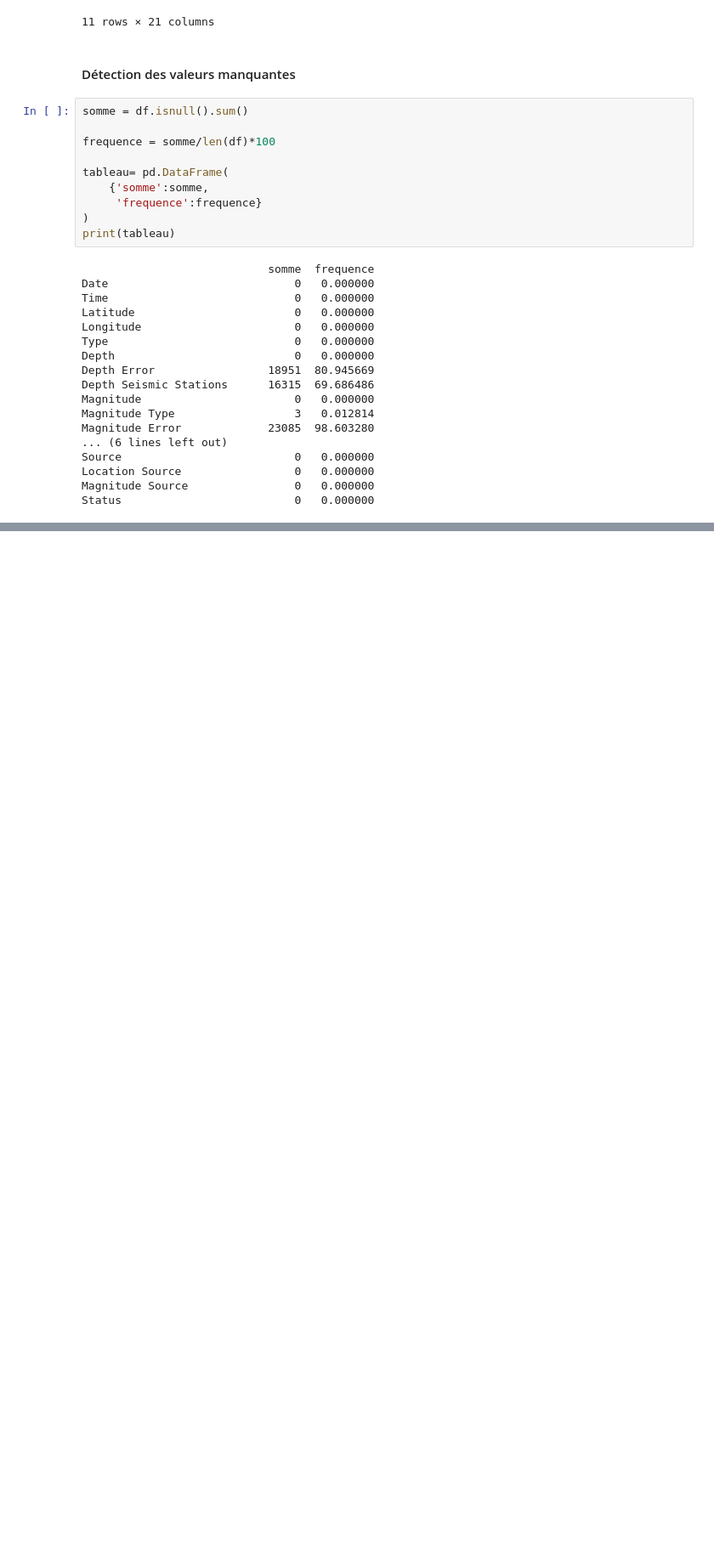
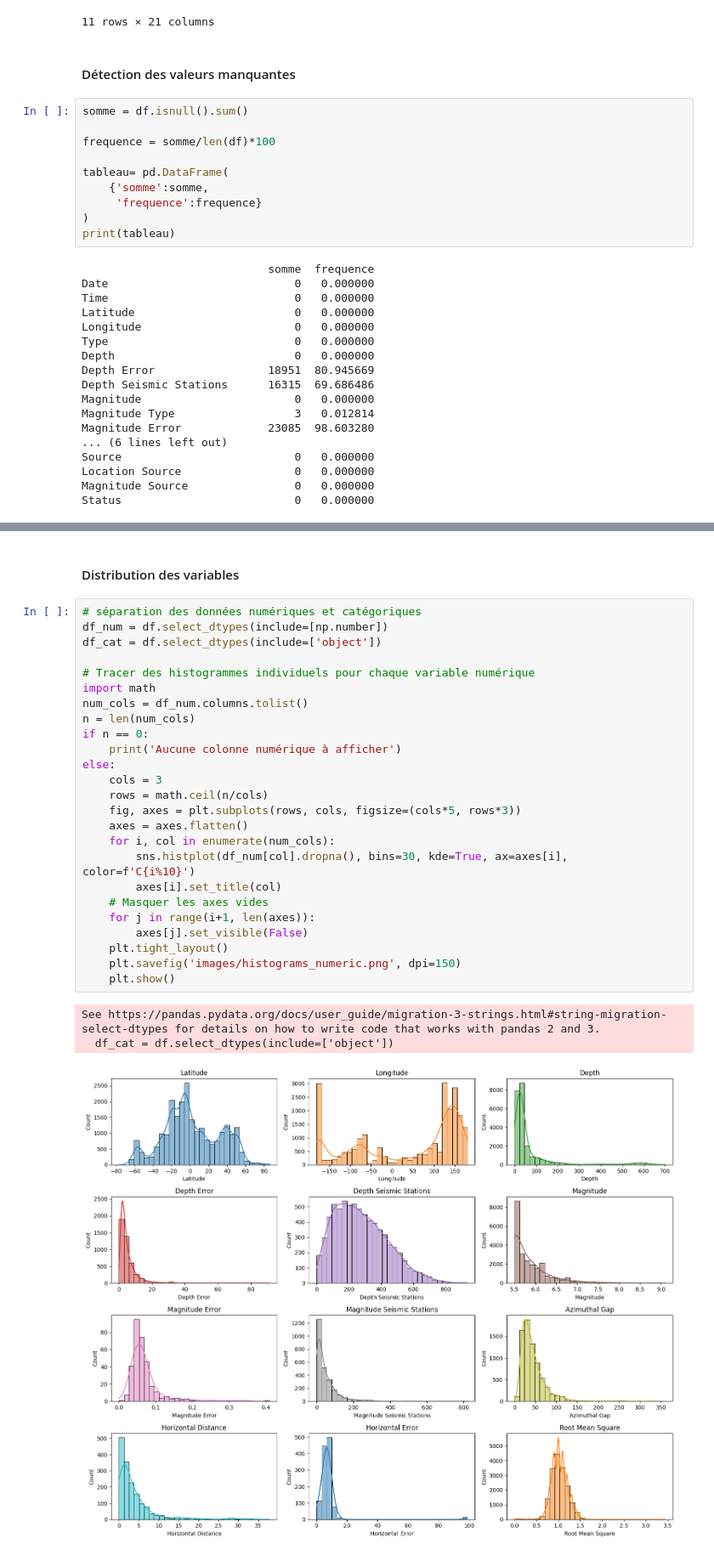
Before and after one commit to Larissa574/Global-Earthquake-Analysis, a Jupyter notebook: global_earthquake_analysis.ipynb, the cells around one changed output, grey strips where cells are left out. Shown at 85% size. Drawn from its saved outputs; the diff is of its cells as text; blank space fills up the shorter version.

Commit message:
Notebook: improve numeric histograms and add top countries plot

```diff
--- a/global_earthquake_analysis.ipynb
+++ b/global_earthquake_analysis.ipynb
@@ -97 +97,32 @@ msno.bar(df)
 [figure]
+# %% [markdown]
+#### Distribution des variables
+# %%
+# séparation des données numériques et catégoriques
+df_num = df.select_dtypes(include=[np.number])
+df_cat = df.select_dtypes(include=['object'])
+
+# Tracer des histogrammes individuels pour chaque variable numérique
+import math
+num_cols = df_num.columns.tolist()
+n = len(num_cols)
+if n == 0:
+    print('Aucune colonne numérique à afficher')
+else:
+    cols = 3
+    rows = math.ceil(n/cols)
+    fig, axes = plt.subplots(rows, cols, figsize=(cols*5, rows*3))
+    axes = axes.flatten()
+    for i, col in enumerate(num_cols):
+        sns.histplot(df_num[col].dropna(), bins=30, kde=True, ax=axes[i], color=f'C{i%10}')
+        axes[i].set_title(col)
+    # Masquer les axes vides
+    for j in range(i+1, len(axes)):
+        axes[j].set_visible(False)
+    plt.tight_layout()
+    plt.savefig('images/histograms_numeric.png', dpi=150)
+    plt.show()
+# %% [output]
+See https://pandas.pydata.org/docs/user_guide/migration-3-strings.html#string-migration-select-dtypes for details on how to write code that works with pandas 2 and 3.
+  df_cat = df.select_dtypes(include=['object'])
+[figure, added]
```
Also changed, not shown: parts of 3 cells of this notebook.
